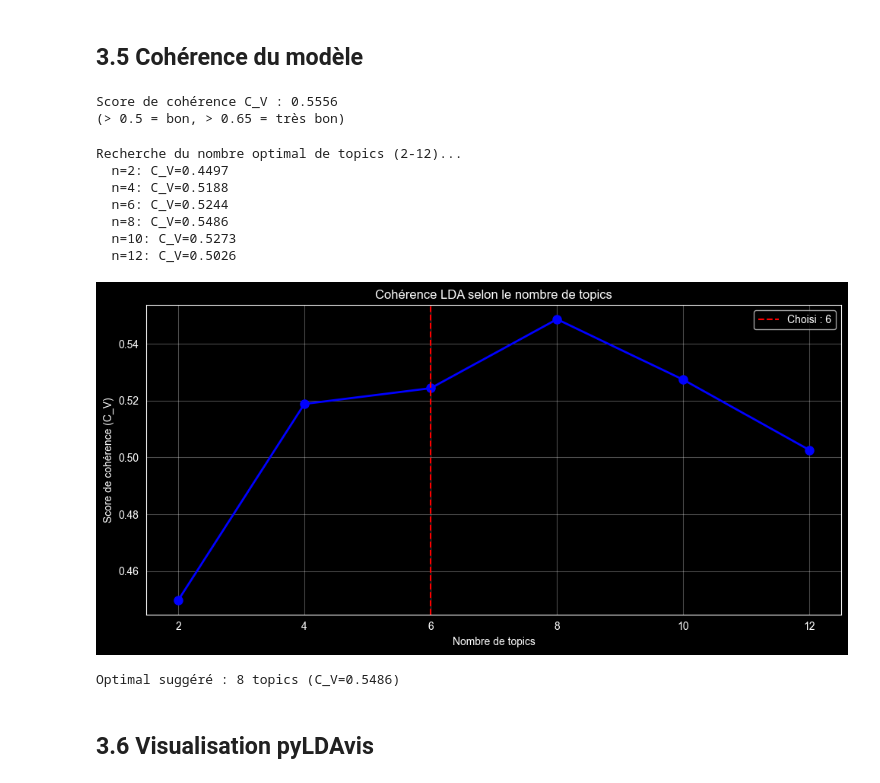
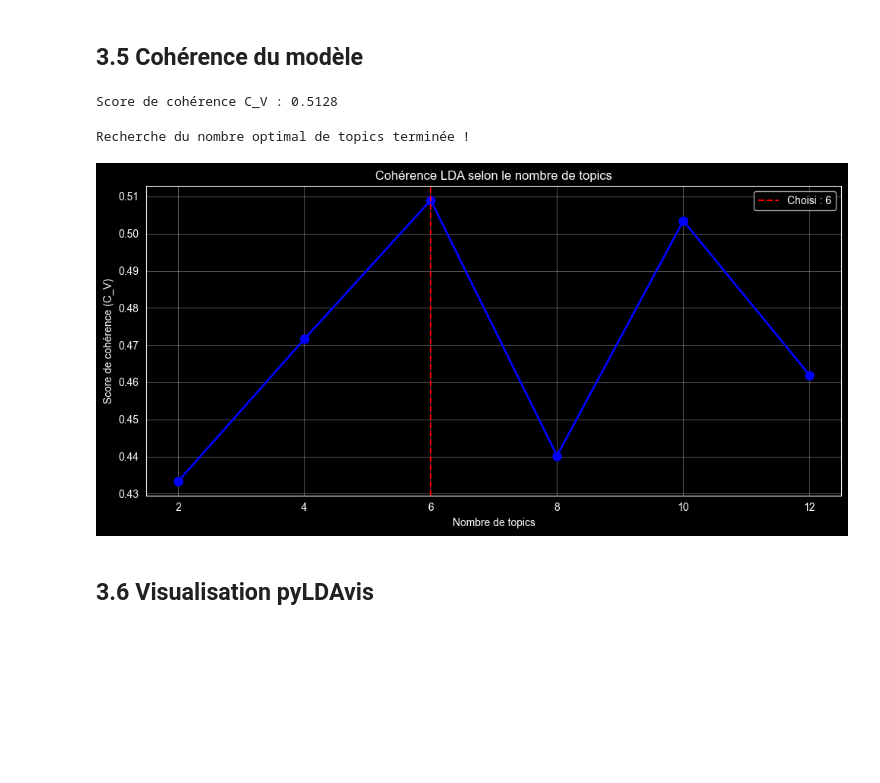
Before and after one commit to arseum/sentiment_analysis_model, a Jupyter notebook: notebooks/3_topic_modeling.ipynb, the cells around one changed output. Saved outputs shown, nothing was run; the diff lists cells and outputs as text; code cells hidden in the pictures; blank space fills up the shorter version.

```diff
--- a/notebooks/3_topic_modeling.ipynb
+++ b/notebooks/3_topic_modeling.ipynb
@@ -54,0 +19,2 @@ person phone clear friendly explained everything would recommend insurance witho
+# %%
+df = pd.read_csv(DATA_CLEAN)
@@ -55 +23,7 @@ person phone clear friendly explained everything would recommend insurance witho
+# %%
+def tokenize_for_lda(text):
+    """Tokenise le texte déjà nettoyé pour LDA."""
+    if pd.isna(text):
+        return []
+    return [t for t in simple_preprocess(str(text), deacc=True) if len(t) > 2]
 # %%
@@ -187,55 +143,50 @@ Topic 5 → Cancellation
 # %% [markdown]
 ## 3.5 Cohérence du modèle
 # %%
-coherence_model = CoherenceModel(
-    model=lda_model,
-    texts=texts,
-    dictionary=dictionary,
-    coherence='c_v'
+cv_score = run_with_spinner(
+    lambda: CoherenceModel(
+        model=lda_model,
+        texts=texts,
+        dictionary=dictionary,
+        coherence='c_v'
+    ).get_coherence(),
+    msg="Calcul du score de cohérence C_V..."
 )
-cv_score = coherence_model.get_coherence()
 print(f"Score de cohérence C_V : {cv_score:.4f}")
-print("(> 0.5 = bon, > 0.65 = très bon)")
 # %% [output]
-Score de cohérence C_V : 0.5556
-(> 0.5 = bon, > 0.65 = très bon)
+Score de cohérence C_V : 0.5128
+# %%
+def search_coherence():
+    values = []
+    for n in n_range:
+        m = LdaModel(corpus=corpus_bow, id2word=dictionary,
+                     num_topics=n, random_state=42, passes=5, iterations=100)
+        cm = CoherenceModel(model=m, texts=texts, dictionary=dictionary, coherence='c_v')
+        values.append(cm.get_coherence())
+    return values
+# %%
+n_range = list(range(2, 13, 2))
+
+coherence_values = run_with_spinner(
+    search_coherence,
+    msg=f"Recherche du nombre optimal de topics {n_range}..."
+)
+print(f"Recherche du nombre optimal de topics terminée !")
+# %% [output]
+Recherche du nombre optimal de topics terminée !
 # %%
-print("Recherche du nombre optimal de topics (2-12)...")
-coherence_values = []
-n_range = list(range(2, 13, 2))
-
-for n in n_range:
-    m = LdaModel(corpus=corpus_bow, id2word=dictionary,
-                 num_topics=n, random_state=42, passes=5, iterations=100)
-    cm = CoherenceModel(model=m, texts=texts, dictionary=dictionary, coherence='c_v')
-    coh = cm.get_coherence()
-    coherence_values.append(coh)
-    print(f"  n={n}: C_V={coh:.4f}")
-
 plt.figure(figsize=(10, 5))
 plt.plot(n_range, coherence_values, 'bo-', linewidth=2, markersize=8)
 plt.axvline(x=NUM_TOPICS, color='r', linestyle='--', label=f'Choisi : {NUM_TOPICS}')
 plt.xlabel('Nombre de topics')
 plt.ylabel('Score de cohérence (C_V)')
 plt.title('Cohérence LDA selon le nombre de topics')
 plt.legend()
 plt.grid(True, alpha=0.3)
 plt.tight_layout()
-plt.savefig(MODELS_DIR / 'lda_coherence.png', dpi=100)
 plt.show()
-
-optimal = n_range[np.argmax(coherence_values)]
-print(f"\nOptimal suggéré : {optimal} topics (C_V={max(coherence_values):.4f})")
 # %% [output]
-Recherche du nombre optimal de topics (2-12)...
-  n=2: C_V=0.4497
-  n=4: C_V=0.5188
-  n=6: C_V=0.5244
-  n=8: C_V=0.5486
-  n=10: C_V=0.5273
-  n=12: C_V=0.5026
-[figure, old version]
+[figure, new version]
-Optimal suggéré : 8 topics (C_V=0.5486)
 # %% [markdown]
 ## 3.6 Visualisation pyLDAvis
 # %%
```
Also changed, not shown: parts of 18 cells of this notebook, 6 other files.
